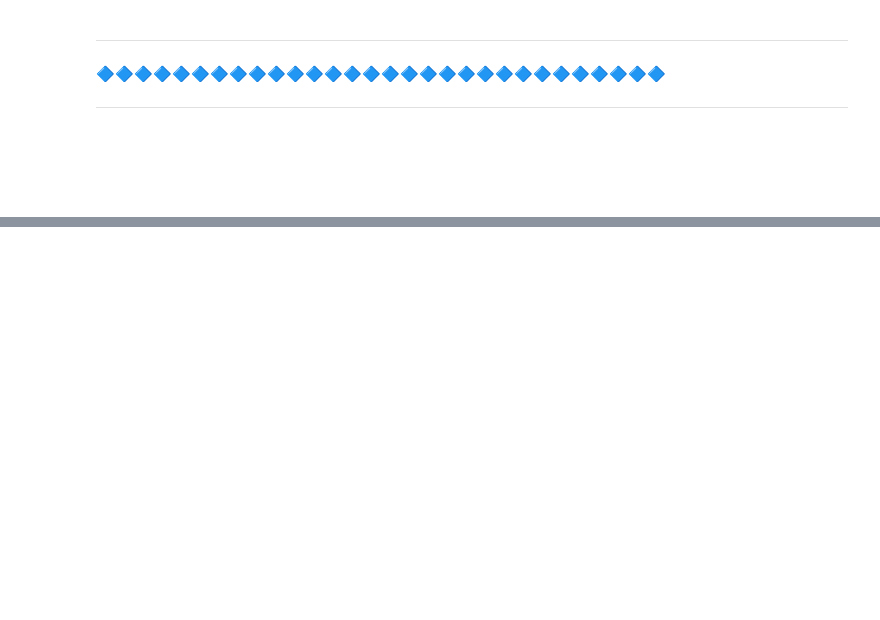
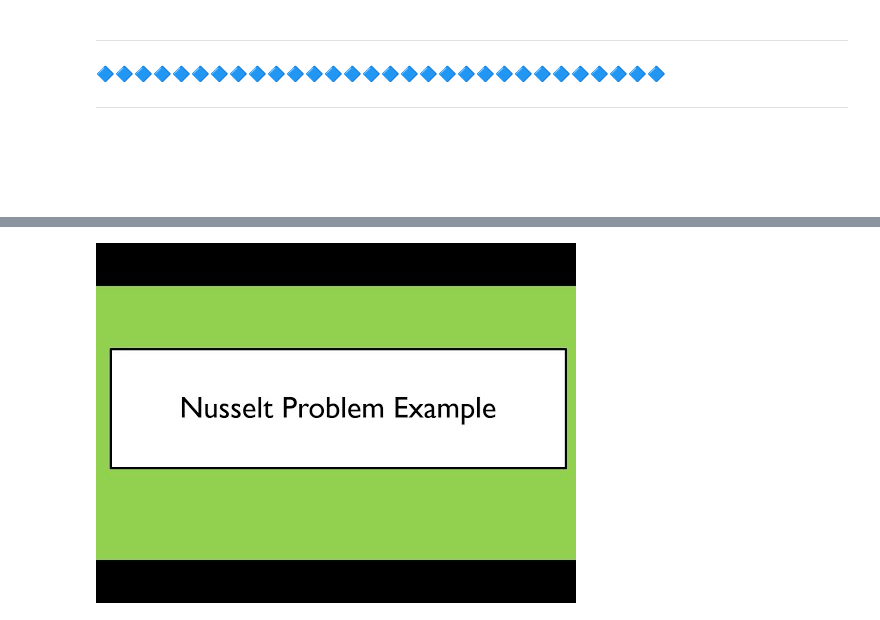
Before and after one commit to MAugspurger/Heat_Transfer_ENGR_321, a Jupyter notebook: 3_Convection_Scaling/3_2_Nusselt_number.ipynb, the cells around one changed output, grey strips where cells are left out. Cells and saved outputs as stored; diff of their text form; code cells hidden in the pictures; blank space fills up the shorter version.

```diff
--- a/3_Convection_Scaling/3_2_Nusselt_number.ipynb
+++ b/3_Convection_Scaling/3_2_Nusselt_number.ipynb
@@ -102,0 +184,14 @@ check_multC(data,answer)
+# %%
+# @title {display-mode: "form" }
+from IPython.display import YouTubeVideo
+
+def display_video(video_id, W=400, H=300, fs=1):
+    video = YouTubeVideo(id=video_id, width=W, height=H, fs=fs, rel=0)
+    display(video)
+    #print(f'Video available at https://youtube.com/watch?v={video.id}')
+    return
+
+video_id = 'jVC14zFtHhk'
+display_video(video_id, W=600, H=450)
+# %% [output]
+[figure, added]
```
Also changed, not shown: parts of 15 cells of this notebook.
